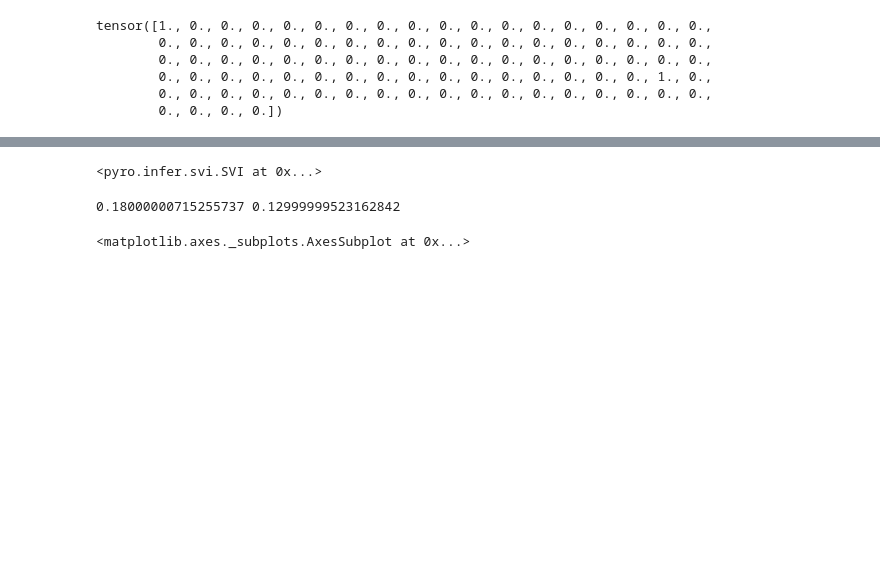
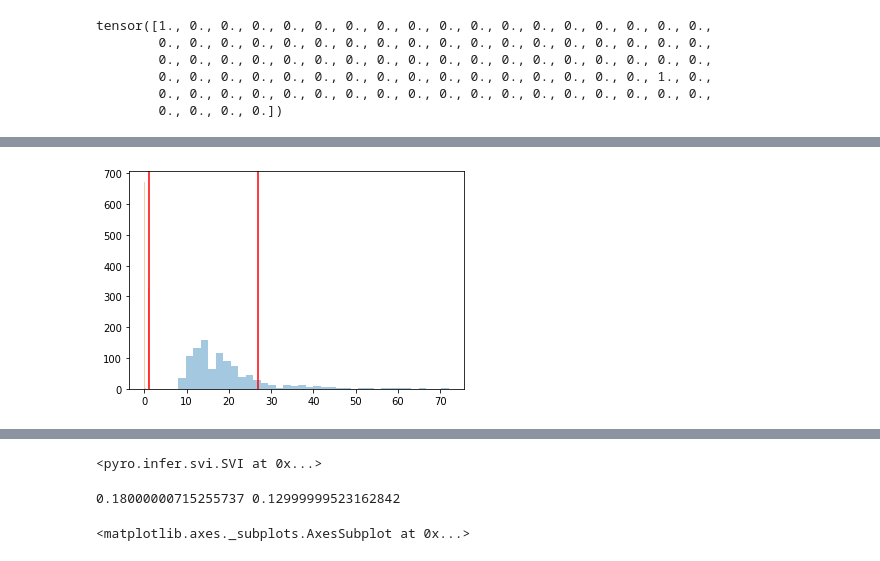
Before and after one commit to ssharpe42/probprog-finalproject, a Jupyter notebook: nihaar_expts.ipynb, the cells around one changed output, grey strips where cells are left out. Saved outputs shown, nothing was run; the diff lists cells and outputs as text; code cells hidden in the pictures; blank space fills up the shorter version.

```diff
--- a/nihaar_expts.ipynb
+++ b/nihaar_expts.ipynb
@@ -87,0 +98,10 @@ tensor([0., 0., 0., 0., 0., 0., 0., 0., 0., 0., 0., 0., 0., 0., 0., 0., 0., 0.,
+# %%
+compare_test_statistic(data_samp.demand.values, post_samples[:, 1, :],
+                       stat=max)
+compare_test_statistic(data_samp.demand.values, post_samples[:, 1, :],
+                       stat=percentile, q=80)
+
+
+summary = site_summary(post_samples, ['obs','prediction'])
+# %% [output]
+[figure, added]
```
Also changed, not shown: parts of 14 cells of this notebook, 2 other files.
